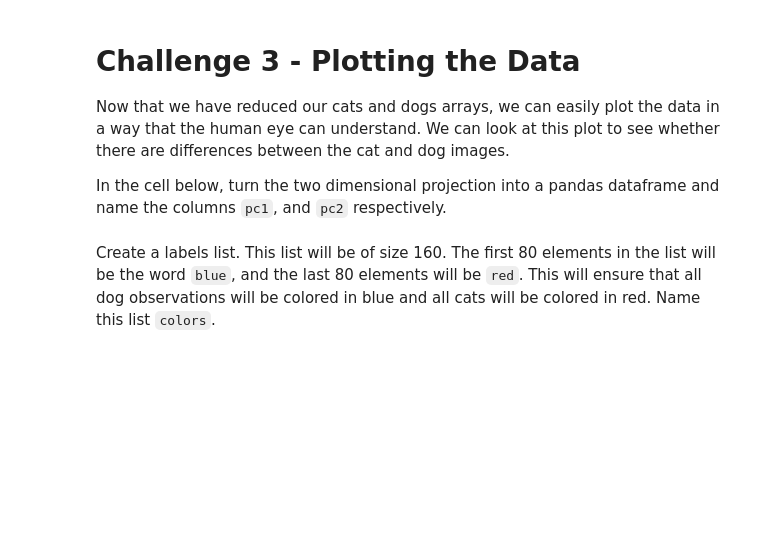
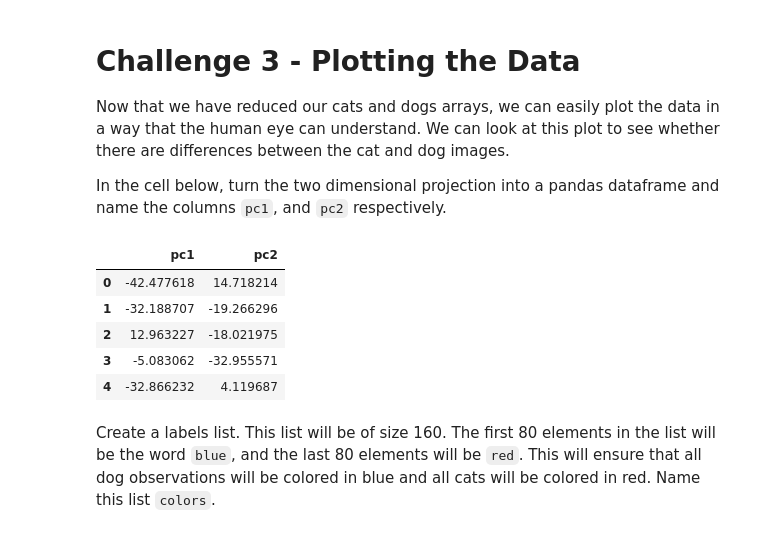
Before and after one commit to JavierLuna/data-labs, a Jupyter notebook: module-2/lab-pca/your-code/main.ipynb, the cells around one changed output. Cells and saved outputs as stored; diff of their text form; code cells hidden in the pictures; blank space fills up the shorter version.

```diff
--- a/module-2/lab-pca/your-code/main.ipynb
+++ b/module-2/lab-pca/your-code/main.ipynb
@@ -84,3 +125,5 @@ Standardize the concatenated array below.
+# %%
+pets_stded = standard_scaler(pets)
 # %% [markdown]
 # Challenge 2 - Using PCA
 
@@ -91,0 +133,5 @@ Load the `PCA` function from `statsmodels` (read about this function [here](http
+# %%
+# Your code here:
+from statsmodels.multivariate.pca import PCA
+pca = PCA(pets_stded,ncomp=2)
+pca.factors.shape
@@ -105,5 +161,14 @@ Now that we have reduced our cats and dogs arrays, we can easily plot the data i
 In the cell below, turn the two dimensional projection into a pandas dataframe and name the columns `pc1`, and `pc2` respectively.
 # %%
 # Your code here:
+df = pd.DataFrame(projection, columns=['pc1', 'pc2'])
+df.head()
+# %% [output]
+|  | pc1 | pc2 |
+| 0 | -42.477618 | 14.718214 |
+| 1 | -32.188707 | -19.266296 |
+| 2 | 12.963227 | -18.021975 |
+| 3 | -5.083062 | -32.955571 |
+| 4 | -32.866232 | 4.119687 |
 # %% [markdown]
 Create a labels list. This list will be of size 160. The first 80 elements in the list will be the word `blue`, and the last 80 elements will be `red`. This will ensure that all dog observations will be colored in blue and all cats will be colored in red. Name this list `colors`.
```
Also changed, not shown: parts of 14 cells of this notebook.
